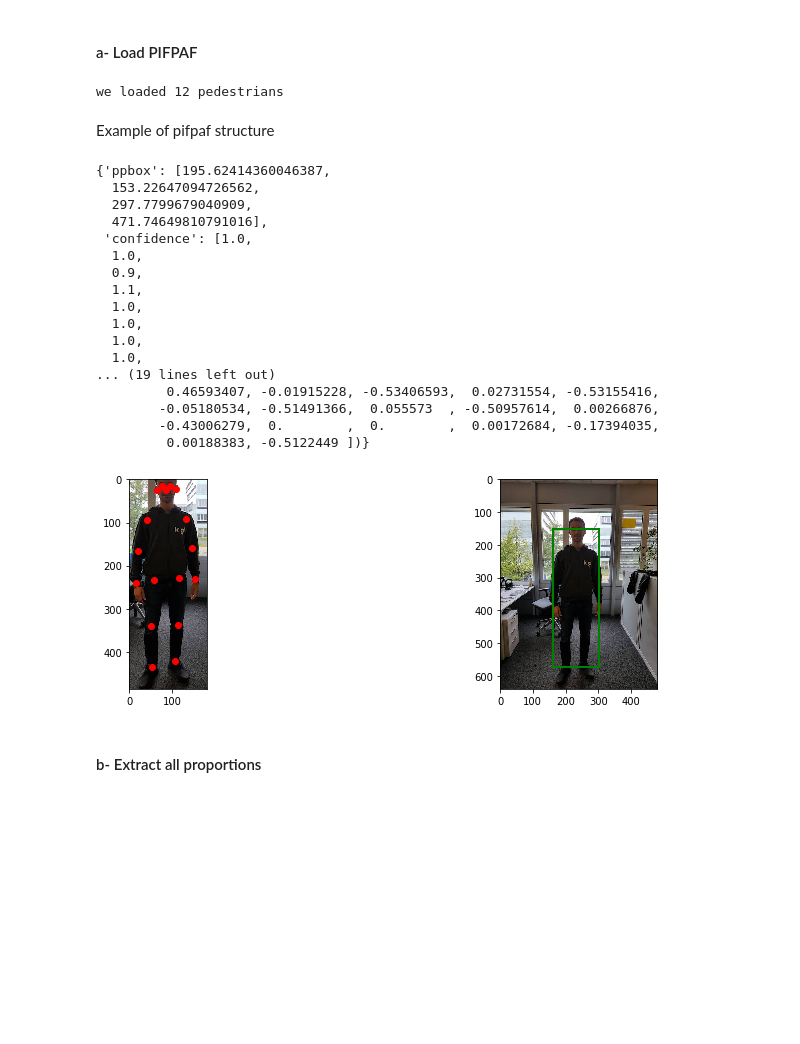
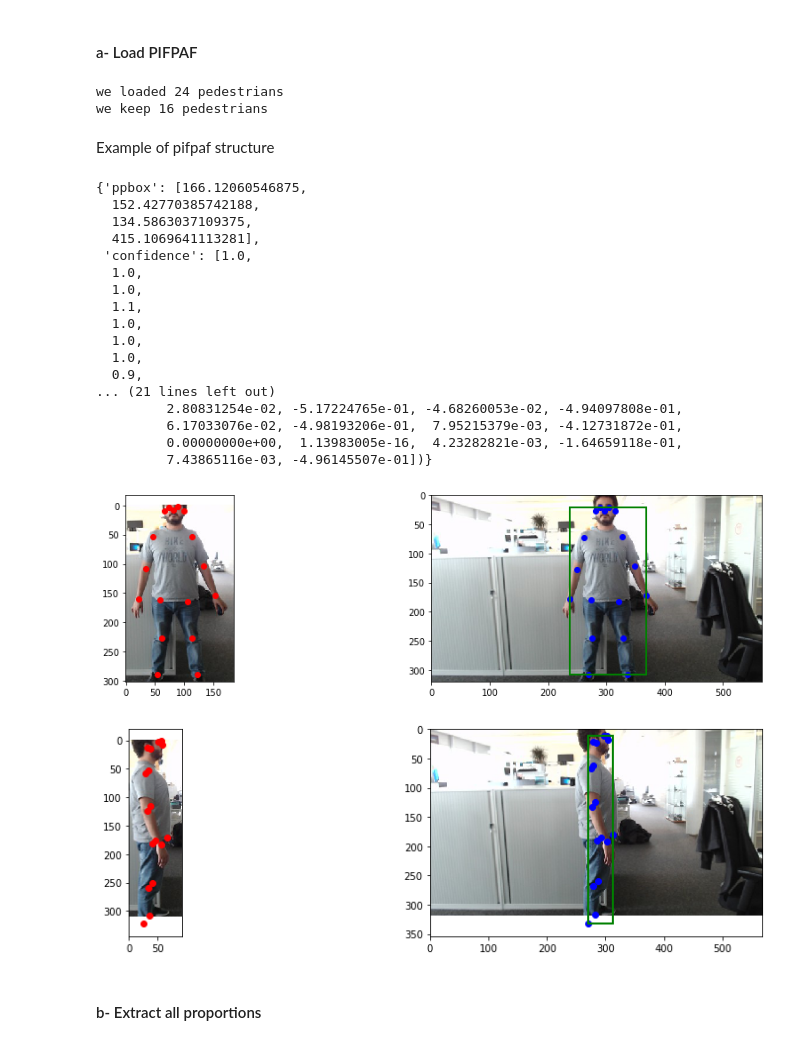
Before and after one commit to Parrotlife/3D-2D_Human_Pose_Generation-Lib, a Jupyter notebook: preprocess_data_gen.ipynb, the cells around one changed output. Drawn from its saved outputs; the diff is of its cells as text; code cells hidden in the pictures; blank space fills up the shorter version.

```diff
--- a/preprocess_data_gen.ipynb
+++ b/preprocess_data_gen.ipynb
@@ -26,36 +26,43 @@ vs = reload(vs)
 We load all the pifpaf outputs and extract the body and face proportions
 # %% [markdown]
 #### a- Load PIFPAF
-# %%
-pifpaf = pose2d.load_pifpaf('../../jeanmarc_data/data/proportions/')
-# %% [output]
-we loaded 12 pedestrians
+# %%
+pifpaf = pose2d.load_pifpaf('./data/pifpaf/proportions_jsons/')
+pifpaf = [x for x in pifpaf if np.mean(x['confidence'])>0.2]
+del pifpaf[2]
+print('we keep', len(pifpaf), 'pedestrians')
+# %% [output]
+we loaded 24 pedestrians
+we keep 16 pedestrians
 # %% [markdown]
 Example of pifpaf structure
 # %%
 pifpaf[6]
 # %% [output]
-{'ppbox': [195.62414360046387,
-  153.22647094726562,
-  297.7799679040909,
-  471.74649810791016],
+{'ppbox': [166.12060546875,
+  152.42770385742188,
+  134.5863037109375,
+  415.1069641113281],
  'confidence': [1.0,
   1.0,
-  0.9,
+  1.0,
   1.1,
   1.0,
   1.0,
   1.0,
-  1.0,
-... (19 lines left out)
-         0.46593407, -0.01915228, -0.53406593,  0.02731554, -0.53155416,
-        -0.05180534, -0.51491366,  0.055573  , -0.50957614,  0.00266876,
-        -0.43006279,  0.        ,  0.        ,  0.00172684, -0.17394035,
-         0.00188383, -0.5122449 ])}
+  0.9,
+... (21 lines left out)
+         2.80831254e-02, -5.17224765e-01, -4.68260053e-02, -4.94097808e-01,
+         6.17033076e-02, -4.98193206e-01,  7.95215379e-03, -4.12731872e-01,
+         0.00000000e+00,  1.13983005e-16,  4.23282821e-03, -1.64659118e-01,
+         7.43865116e-03, -4.96145507e-01])}
-# %%
-vs.show_pp_on_image(pifpaf[4],'../../jeanmarc_data/data/proportions_images/','.jpg')
-# %% [output]
-[figure, removed]
+# %%
+i=14
+vs.show_pp_on_image(pifpaf[i],'./data/pifpaf/proportions_images/','.jpg')
+vs.show_pp_on_image(pifpaf[i+1],'./data/pifpaf/proportions_images/','.jpg')
+# %% [output]
+[figure, added]
+[figure, added]
 # %% [markdown]
 #### b- Extract all proportions
 # %%
```
Also changed, not shown: parts of 7 cells of this notebook, 6 other files.
